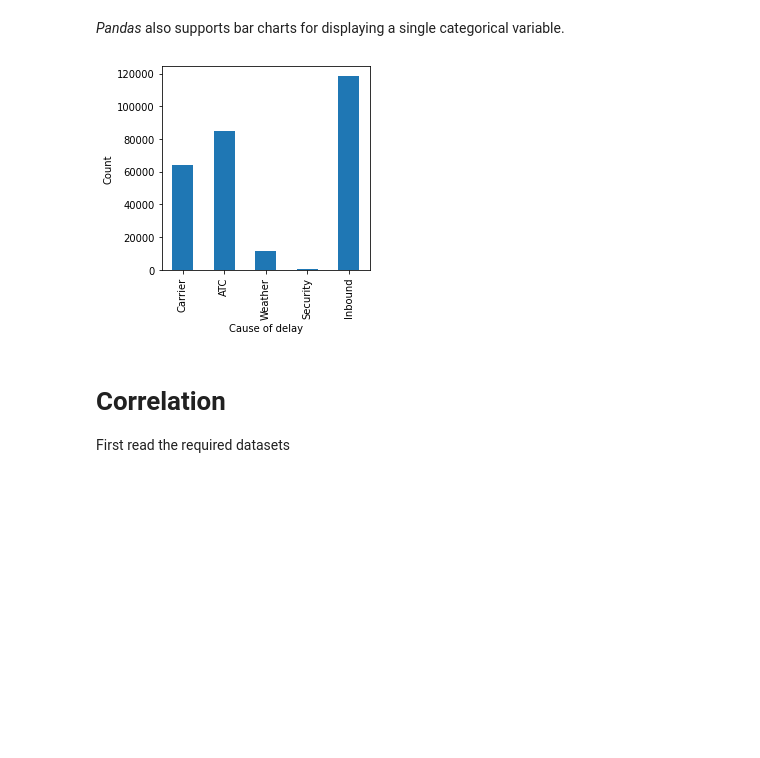
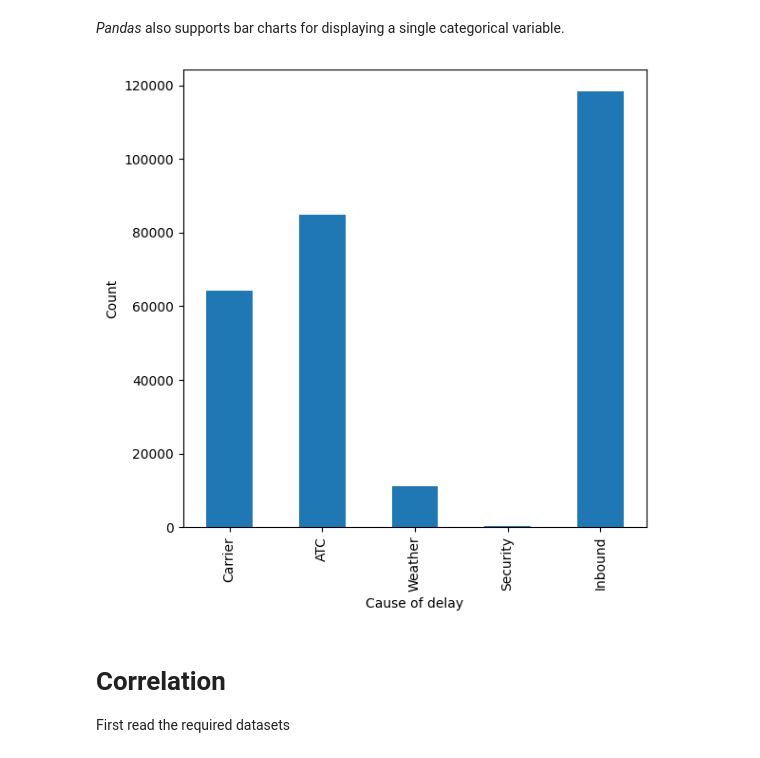
Before and after one commit to maobonilla/practical-statistics-for-data-scientists, a Jupyter notebook: python/notebooks/Chapter 1 - Exploratory Data Analysis.ipynb, the cells around one changed output. Saved outputs shown, nothing was run; the diff lists cells and outputs as text; code cells hidden in the pictures; blank space fills up the shorter version.

```diff
--- a/python/notebooks/Chapter 1 - Exploratory Data Analysis.ipynb
+++ b/python/notebooks/Chapter 1 - Exploratory Data Analysis.ipynb
@@ -250,14 +252,14 @@ print(100 * dfw / dfw.values.sum())
 # %% [markdown]
 _Pandas_ also supports bar charts for displaying a single categorical variable.
 # %%
-ax = dfw.transpose().plot.bar(figsize=(4, 4), legend=False)
+ax = dfw.transpose().plot.bar(figsize=(6, 6), legend=False)
 ax.set_xlabel('Cause of delay')
 ax.set_ylabel('Count')
 
 plt.tight_layout()
 plt.show()
 # %% [output]
-[figure, old version]
+[figure, new version]
 # %% [markdown]
 # Correlation
 First read the required datasets
```
Also changed, not shown: parts of 24 cells of this notebook.
